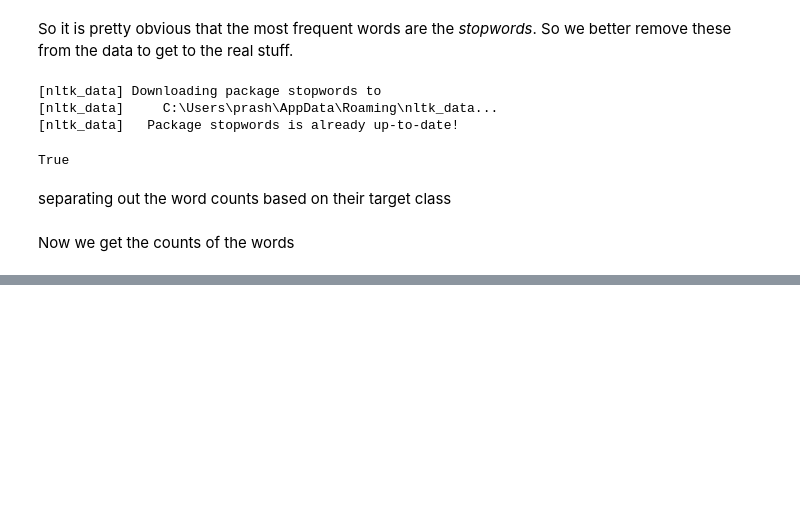
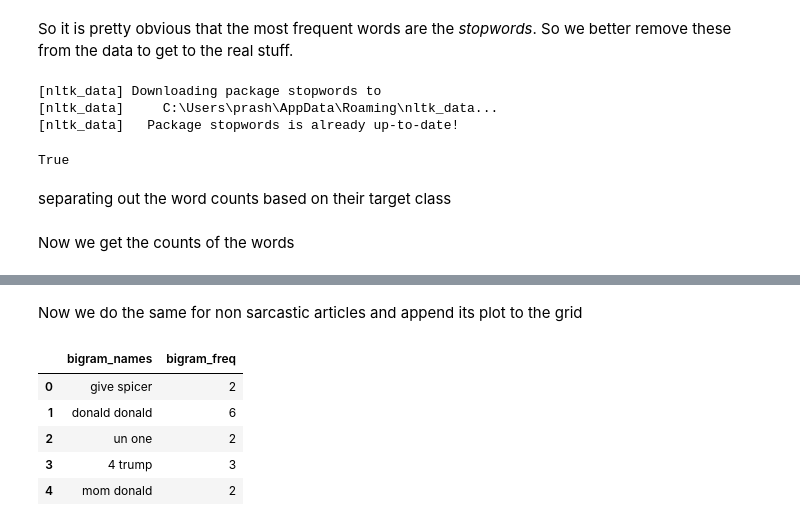
Before and after one commit to hashbanger/Data_Capstone_Mini_Projects, a Jupyter notebook: SarcasmDetection/Sarcasm Detection.ipynb, the cells around one changed output, grey strips where cells are left out. Saved outputs shown, nothing was run; the diff lists cells and outputs as text; code cells hidden in the pictures; blank space fills up the shorter version.

```diff
--- a/SarcasmDetection/Sarcasm Detection.ipynb
+++ b/SarcasmDetection/Sarcasm Detection.ipynb
@@ -236,0 +382,25 @@ This is the format of your plot grid:
+# %% [markdown]
+Now we do the same for non sarcastic articles and append its plot to the grid
+# %%
+bigrams = list(nltk.bigrams(noSarcasmWords_lemm))
+bigram_counts = Counter(bigrams)
+
+bigram_name = []
+bigram_freq = []
+for key in bigram_counts.keys():
+    if bigram_counts[key] > 1:
+        bigram_name.append(str(key))
+        bigram_freq.append(bigram_counts[key])
+
+bigram_df = pd.DataFrame({'bigram_names': bigram_name, 'bigram_freq': bigram_freq})
+
+bigram_df['bigram_names'] = [re.sub('[^a-zA-z0-9\s]','',x) for x in bigram_df['bigram_names']]
+
+bigram_df.head()
+# %% [output]
+|  | bigram_names | bigram_freq |
+| 0 | give spicer | 2 |
+| 1 | donald donald | 6 |
+| 2 | un one | 2 |
+| 3 | 4 trump | 3 |
+| 4 | mom donald | 2 |
```
Also changed, not shown: parts of 31 cells of this notebook.
